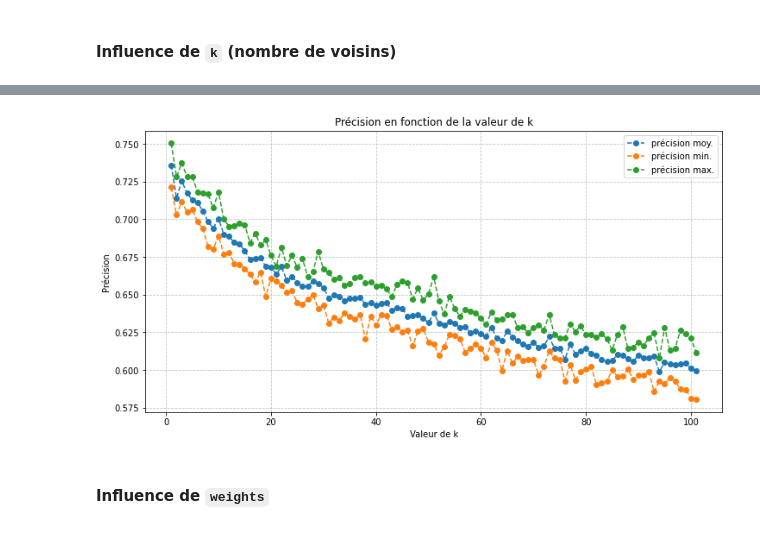
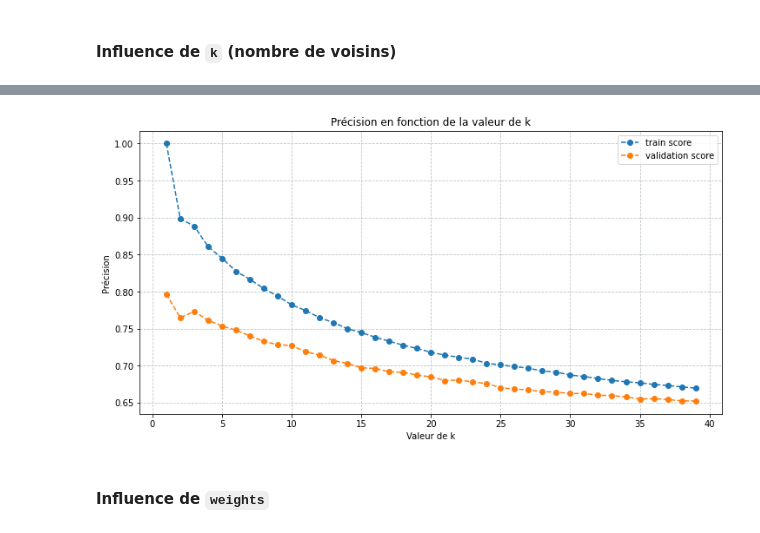
Before and after one commit to virtuel75/avila-analysis, a Jupyter notebook: notebook/avila_analysis.ipynb, the cells around one changed output, grey strips where cells are left out. Cells and saved outputs as stored; diff of their text form; code cells hidden in the pictures.

```diff
--- a/notebook/avila_analysis.ipynb
+++ b/notebook/avila_analysis.ipynb
@@ -278,0 +299,5 @@ plt.show()
+# %%
+X_train = data_tr.loc[:, data_tr.columns != target_attribute]
+X_train = X_train.filter(features_mask)
+
+y_train = data_tr.loc[:, target_attribute]
@@ -345,14 +349,13 @@ def acc_statistic(accuracies):
 # %%
-def analyse_result_with_plot(x, y1, y2, y3, x_label, y_label, title, figsize=(12, 6)):
+def analyse_with_plot(x, train_score, val_score, x_label, title, figsize=(12, 6)):
   """
   Génerer une analyse visuel
   """
   plt.figure(figsize=figsize)
-  plt.plot(x, y1, linestyle='dashed', marker='o', label='précision moy.')
-  plt.plot(x, y2, linestyle='dashed', marker='o', label='précision min.')
-  plt.plot(x, y3, linestyle='dashed', marker='o', label='précision max.')
+  plt.plot(x, train_score, linestyle='dashed', marker='o', label='train score')
+  plt.plot(x, val_score, linestyle='dashed', marker='o', label='validation score')
   plt.xlabel(x_label)
-  plt.ylabel(y_label)
+  plt.ylabel('Précision')
   plt.title(title)
   plt.legend()
   plt.grid(b=True, which='major', color='#bdc3c7', linestyle='--')
@@ -417,0 +401,7 @@ knn_k_max_accuracy = [max_acc for _, _, max_acc in knn_k_acc_stats]
+# %%
+knn_k_range = np.arange(1, 40)
+# %%
+knn_k_train_score, knn_k_val_score = validation_curve(knn_model, X_train, y_train, 'n_neighbors', knn_k_range, verbose=1, n_jobs=-1)
+
+knn_k_train_score = knn_k_train_score.mean(axis=1)
+knn_k_val_score = knn_k_val_score.mean(axis=1)
@@ -418,10 +411,8 @@ knn_k_max_accuracy = [max_acc for _, _, max_acc in knn_k_acc_stats]
 # %%
-analyse_result_with_plot(knn_k_values,
-                         knn_k_mean_accuracy,
-                         knn_k_min_accuracy,
-                         knn_k_max_accuracy,
-                         'Valeur de k',
-                         'Précision',
-                         'Précision en fonction de la valeur de k')
+analyse_with_plot(knn_k_range,
+                  knn_k_train_score,
+                  knn_k_val_score,
+                  'Valeur de k',
+                  'Précision en fonction de la valeur de k')
 # %% [output]
-[figure, old version]
+[figure, new version]
```
Also changed, not shown: parts of 262 cells of this notebook.
